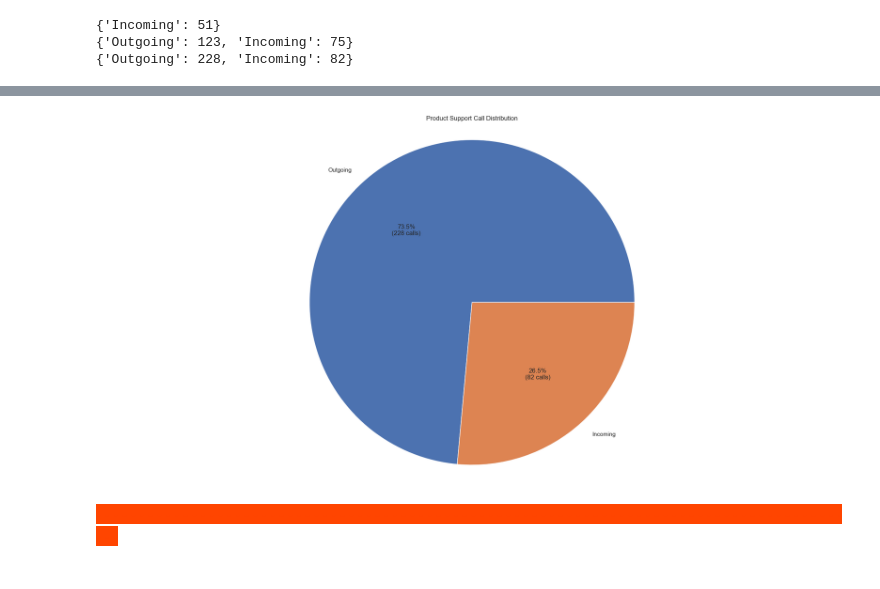
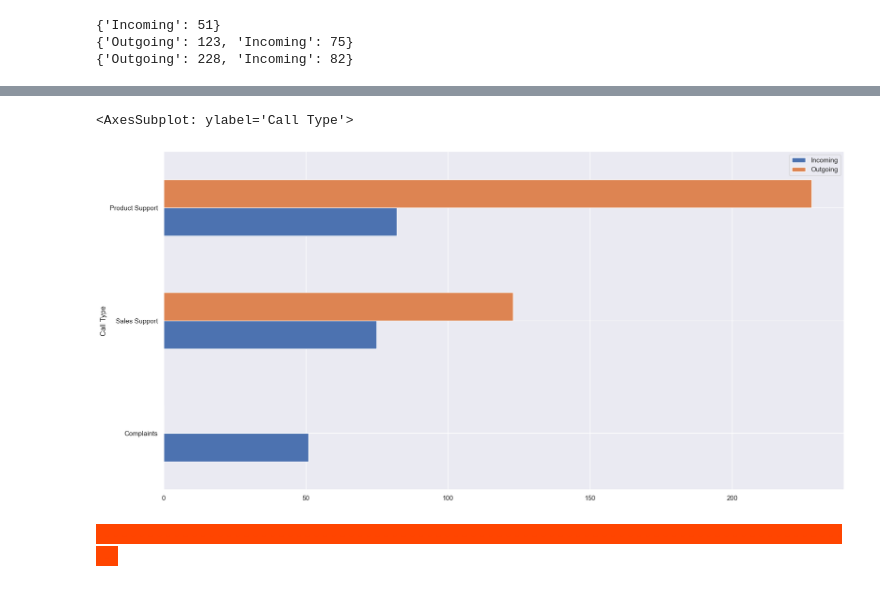
Before and after one commit to jennyshults/call-center-cleanup-assignment, a Jupyter notebook: Call_Center_Cleanup.ipynb, the cells around one changed output, grey strips where cells are left out. Drawn from its saved outputs; the diff is of its cells as text; code cells hidden in the pictures.

Commit message:
Addressed TA feedback on graded assignment

```diff
--- a/Call_Center_Cleanup.ipynb
+++ b/Call_Center_Cleanup.ipynb
@@ -782,17 +774,26 @@ plt.show()
 # %%
 # Creating pie chart for Product Support
-pie_labels = product_support.keys()
-pie_sizes = product_support.values()
-data = [float(value) for value in pie_sizes]
-fig, ax = plt.subplots()
+# pie_labels = product_support.keys()
+# pie_sizes = product_support.values()
+# data = [float(value) for value in pie_sizes]
+# fig, ax = plt.subplots()
 
-ax.pie(pie_sizes, labels=pie_labels, autopct=lambda pct: func(pct, data))
-ax.axis('equal')
-plt.title('Product Support Call Distribution')
-plt.tight_layout()
-plt.show()
+# ax.pie(pie_sizes, labels=pie_labels, autopct=lambda pct: func(pct, data))
+# ax.axis('equal')
+# plt.title('Product Support Call Distribution')
+# plt.tight_layout()
+# plt.show()
-# %% [output]
-[figure, removed]
+# %%
+# Updated code to reflect TA feedback on graded assignment
+
+df_call_comparison = pd.DataFrame.from_dict((complaints, sales_support, product_support))
+df_call_comparison['Call Type'] = ['Complaints','Sales Support','Product Support']
+df_call_comparison.head()
+
+df_call_comparison.plot(x='Call Type',y=['Incoming', 'Outgoing'], kind='barh')
+# %% [output]
+<AxesSubplot: ylabel='Call Type'>
+[figure, added]
 # %% [markdown]
 <span style='background-color:orangered; color:orangered;'>- - - - - - - - - - - - - - - - - - - - - - - - - - - - - - - - - - - - - - - - - - - - - - - - - - - - - - - - - - - - - - - - - - - - - - - - - - - - - - - - - - - - - - - - -</span>
 # %% [markdown]
```
Also changed, not shown: parts of 11 cells of this notebook.
